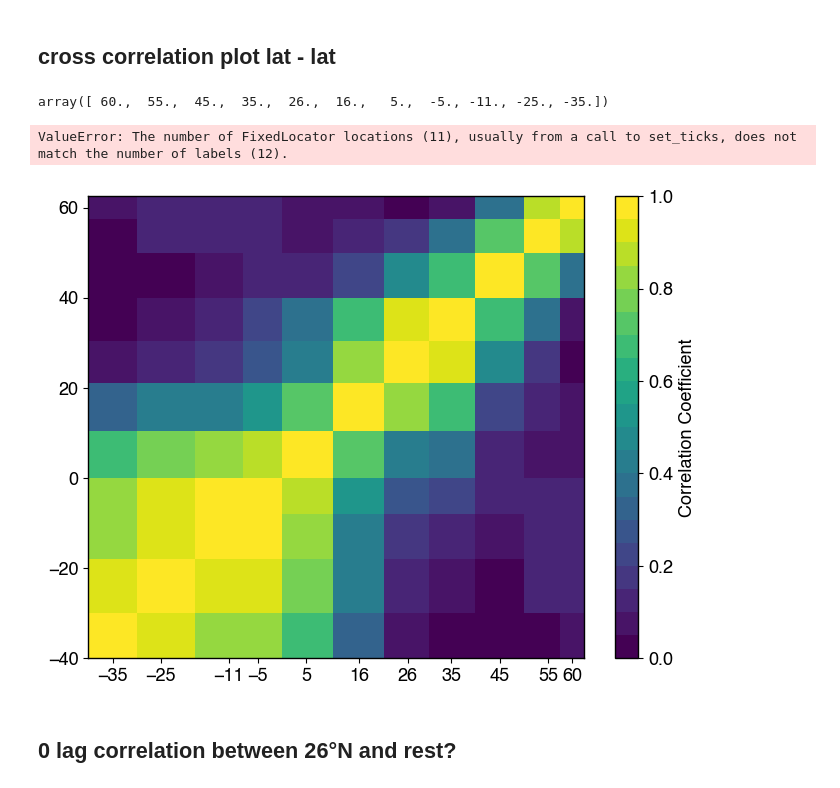
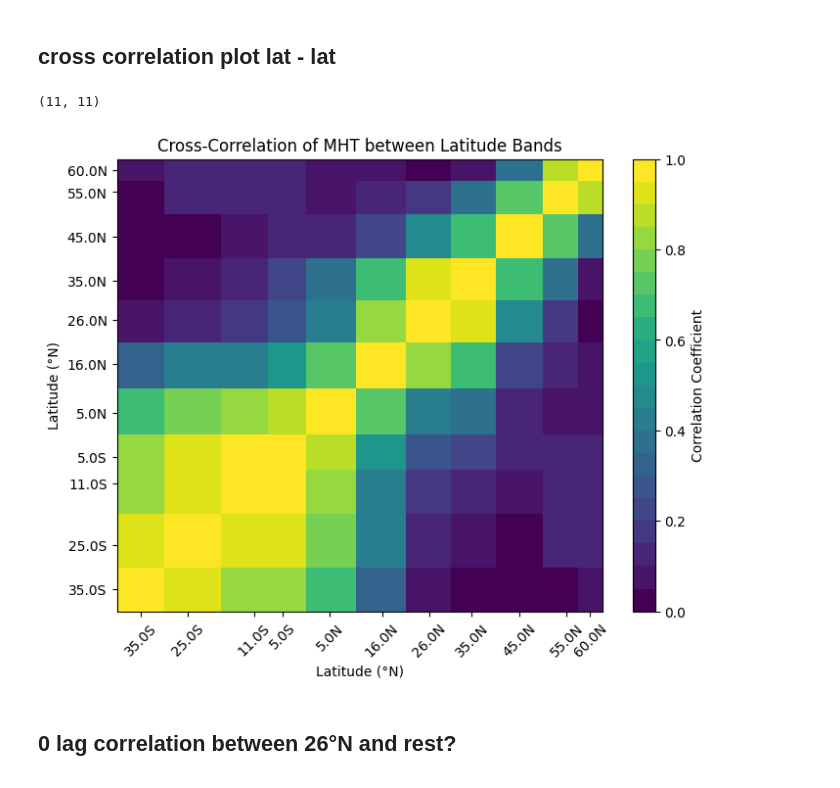
Before and after one commit to lea-dietz/masterthesis, a Jupyter notebook: coding/calafat_data.ipynb, the cells around one changed output. Drawn from its saved outputs; the diff is of its cells as text; code cells hidden in the pictures.

```diff
--- a/coding/calafat_data.ipynb
+++ b/coding/calafat_data.ipynb
@@ -302,0 +46,24 @@ plt.show()
+# %%
+MHT_dict = MHT_selection(ds, anomalies=True, time_mean=True, one_band_sel=True, lat=26, statistics=True , ci=90, printout=False)
+
+
+lats = MHT_dict["lats"]
+mht = MHT_dict["MHT"] # this is mean over posterior samples!
+mht_stats = MHT_dict["MHT_statistics"]
+mht_mean = mht_stats["mean"]
+mht_time_mean = mht_stats["time_mean"]
+mht_all_mean = mht_time_mean.mean(dim="posterior_samples")
+
+mht_std = mht_stats["std"]
+mht_ci = mht_stats["ci"]
+
+# mht_anom = MHT_dict["MHT_anom"]
+mht_26 = MHT_dict["MHT_lat"]
+mht_26_stats = MHT_dict["MHT_statistics"]
+
+# mht_26_prob = MHT_dict["MHT_lat_prob"]
+# mht_26_ci = MHT_dict["MHT_lat_ci"]
+# mht_26_anom = MHT_dict["MHT_lat_anom"]
+# mht_time_mean = MHT_dict["MHT_statistics"]["mean"]
+# mht_time_std = MHT_dict["MHT_statistics"]["std"]
+# mht_ci = MHT_dict["MHT_statistics"]["ci"]
@@ -419,47 +374,37 @@ corr = xr.corr(mht, MHT_copy,  dim="TIME")
 # %% [markdown]
 ## cross correlation plot lat - lat
-# %%
-lats
-# %% [output]
-array([ 60.,  55.,  45.,  35.,  26.,  16.,   5.,  -5., -11., -25., -35.])
+# %%
+corr_matrix = np.corrcoef(mht_mean.values)  # (lat, lat)
+print(corr_matrix.shape)  # should be (11, 11)
+# %% [output]
+(11, 11)
 # %%
-# MHT_copy_anom = mht_anom.rename(lat="lat2")
 
-# corr_anom = xr.corr(mht_anom, MHT_copy_anom,  dim="TIME")
-# corr = corr_anom
 fig = plt.figure(figsize=(8, 6))
 cmap = plt.get_cmap("viridis")
 
 colors = cmap(np.linspace(0, 1, 20))
 # colors = cmap(np.linspace(0.5, 1, 10))
-sliced_cmap = ListedColormap(colors)
+sliced_cmap = mcolors.ListedColormap(colors)
 
-plt.pcolormesh(lats, lats, corr, cmap=sliced_cmap, vmin=0, vmax=1)
-# plt.pcolormesh(lats, lats, corr, cmap=sliced_cmap, vmin=0.5, vmax=1)
+plt.pcolormesh(lats, lats, corr_matrix, cmap=sliced_cmap, vmin=0, vmax=1)
 # origin lower put origin at bottom left, extent to set the axis limits to latitudes
 plt.colorbar(label='Correlation Coefficient')
 
 # nan_mask = np.isnan(corr).astype(float)
 # plt.contourf(lats, lats, nan_mask, levels=[0.9, 1.1],
 #              hatches=['////'], colors='none', label='NaN Mask')
 # levels : to have contourf just draw the hatches where is 1 = True = there is nan
 
-plt.xticks(lats, lat_labels, rotation=45)
-plt.yticks(lats, lat_labels)
-# plt.xlim(lats[0], lats[7])
-# plt.ylim(lats[0], lats[7])
-# plt.xlim(0, lats[0])
-# plt.ylim(0, lats[0])
-
-
+plt.xticks(lats, lat_labels[1:], rotation=45)
+plt.yticks(lats, lat_labels[1:])
 plt.xlabel('Latitude (°N)')
 plt.ylabel('Latitude (°N)')
 plt.title('Cross-Correlation of MHT between Latitude Bands')
 plt.savefig("figures/cross_corr/mht_correlation_latlat.png", dpi=300, bbox_inches='tight')
 plt.show()
 # %% [output]
-ValueError: The number of FixedLocator locations (11), usually from a call to set_ticks, does not match the number of labels (12).
-[figure, old version]
+[figure, new version]
 # %% [markdown]
 ## 0 lag correlation between 26°N and rest?
 # %%
```
Also changed, not shown: parts of 20 cells of this notebook, 10 other files.
